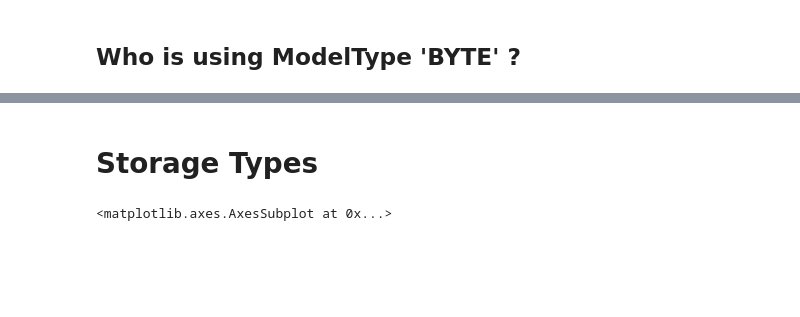
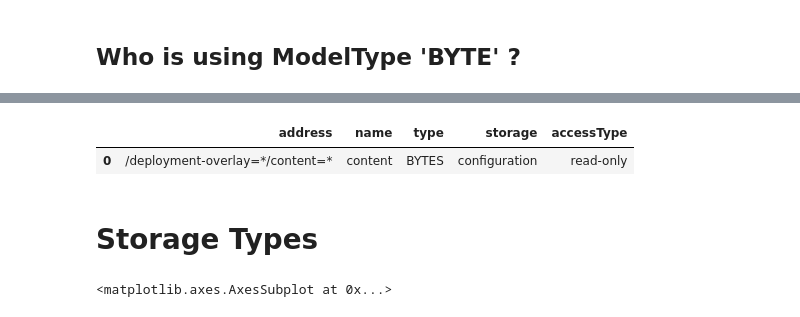
Before and after one commit to hal/dmr.analytics, a Jupyter notebook: notebooks/AttributeMetaData.ipynb, the cells around one changed output, grey strips where cells are left out. Drawn from its saved outputs; the diff is of its cells as text; code cells hidden in the pictures; blank space fills up the shorter version.

```diff
--- a/notebooks/AttributeMetaData.ipynb
+++ b/notebooks/AttributeMetaData.ipynb
@@ -104,3 +80,9 @@ filtered
+# %%
+byteUsage = df[df['type'] == "BYTES"]
+pd.DataFrame(byteUsage, columns=['address', 'name', 'type', 'storage', 'accessType'])
+# %% [output]
+|  | address | name | type | storage | accessType |
+| 0 | /deployment-overlay=*/content=* | content | BYTES | configuration | read-only |
 # %% [markdown]
 # Storage Types
 # %%
```
Also changed, not shown: parts of 22 cells of this notebook.
